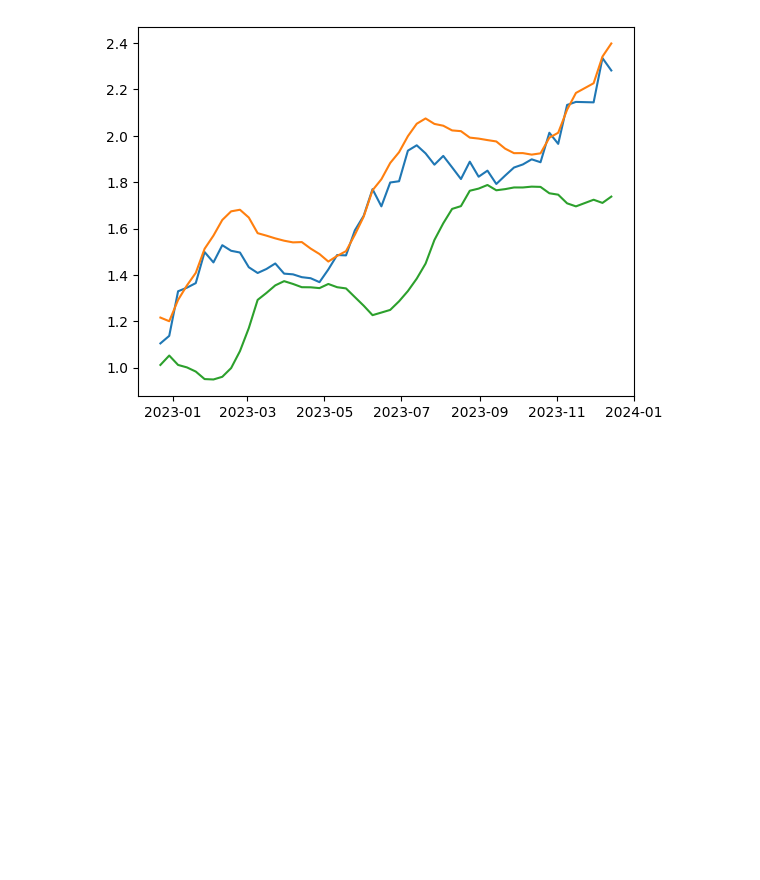
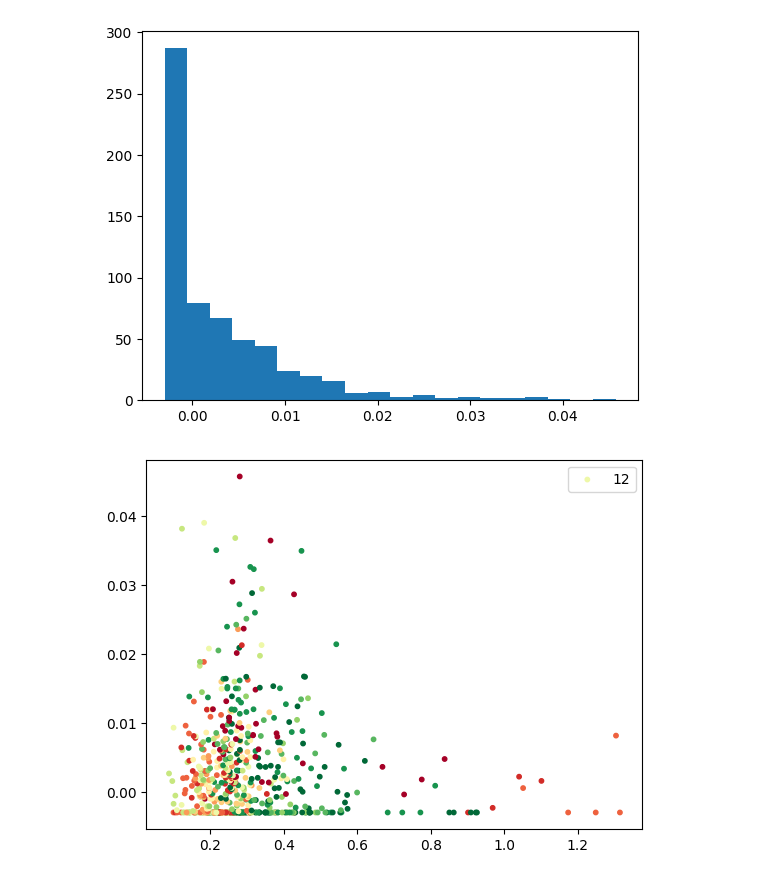
Before and after one commit to chung-ejy/sapling, a Jupyter notebook: final.ipynb, the cells around one changed output. Saved outputs shown, nothing was run; the diff lists cells and outputs as text; code cells hidden in the pictures; blank space fills up the shorter version.

```diff
--- a/final.ipynb
+++ b/final.ipynb
@@ -17,10 +18,10 @@ market.disconnect()
 # %%
 tickers = russell1000["ticker"].values
 training_year = datetime.now().year - 3
+holding_period = 5
 today = datetime.now()
 weekday = today.weekday() - 1 if today.weekday() != 0 else 4
-# factors = ["historical_volatility","historical_return","historical_bollinger"]
-factors = [str(i) for i in range(5)]
+factors = ["historical_return","skurtosis","skew","kurtosis","average_return","coefficient_of_variance","price_to_rolling","price_to_bollinger"]
 # %%
 market.connect()
 prices = []
@@ -70,9 +58,14 @@ KLG index 0 is out of bounds for axis 0 with size 0
 # %%
 positions = 10
-hedge_percentage = 0.05
-sim["return"] = (sim["sell_price"] - sim["buy_price"]) / sim ["buy_price"] * (1/positions) * 0.995
+hedge_percentage = 0.03
+sim["return"] = sim["y"] * (1/positions) * 0.995
 sim["return"] = [max(float(-hedge_percentage/positions),x) for x in sim["return"]]
+sim["month"] = [x.month for x in sim["date"]]
 sim.sort_values("date",inplace=True)
-trades = sim[sim["weekday"]==weekday].copy()
+trades = sim[sim["weekday"]==4].copy()
+trades = trades[trades["week"] % int(holding_period/5) == 0]
 trades = processor.column_date_processing(trades)
+market.connect()
+benchmark = processor.column_date_processing(market.query("prices",{"ticker":"AMZN"}))[["date","adjclose"]]
+market.disconnect()
 # %%
@@ -80,20 +128,37 @@ valuation_method = "expected_return"
+# %%
+valuation_method = "price_to_bollinger"
+ascending = True
 # %%
 try:
-    iteration_trades = trades.copy().sort_values(valuation_method,ascending=False).groupby(["date"]).nth([i for i in range(positions)]).reset_index()
+    iteration_trades = trades.copy().sort_values(valuation_method,ascending=ascending).groupby(["date"]).nth([i for i in range(positions)]).reset_index()
     portfolio = iteration_trades[["date","return"]].groupby("date").sum().reset_index()
     portfolio.sort_values("date",inplace=True)
-    portfolio = portfolio[(portfolio["date"]<portfolio["date"].max())]
+    portfolio = portfolio[(portfolio["date"]>portfolio["date"].min()) & (portfolio["date"]<portfolio["date"].max())]
+    portfolio = portfolio.merge(benchmark,on="date")
+    portfolio["benchmark_cumulative_return"] = (portfolio["adjclose"] - portfolio["adjclose"].iloc[0]) / portfolio["adjclose"].iloc[0] + 1
     portfolio["return"] = portfolio["return"] + 1
+    portfolio["rolling_return"] = portfolio["return"].rolling(10).mean()
+    portfolio["skew"] = portfolio["return"].rolling(10).skew()
+    portfolio["kurtosis"] = portfolio["return"].rolling(10).kurt()
     portfolio["cumulative_return"] = portfolio["return"].cumprod()
+    portfolio["mid"] = portfolio["cumulative_return"].rolling(10).mean()
     portfolio["upper"] = portfolio["cumulative_return"].rolling(10).mean() +  2 * portfolio["cumulative_return"].rolling(10).std()
     portfolio["lower"] = portfolio["cumulative_return"].rolling(10).mean() -  2 * portfolio["cumulative_return"].rolling(10).std()
-    portfolio.dropna(inplace=True)
     recommendations = iteration_trades[["date","sell_date","ticker","adjclose",valuation_method]].sort_values(["date"]).tail(positions)
+    plt.hist(iteration_trades["return"],bins=20,histtype="barstacked")
+    plt.show()
+    scatter = iteration_trades.sort_values("return")
+    plt.scatter(scatter["coefficient_of_variance"].values,scatter["return"].values,c=scatter["month"],cmap="RdYlGn",s=10)
+    plt.legend(list(iteration_trades["month"].unique()))
+    plt.show()
     plt.plot(portfolio["date"].values,portfolio["cumulative_return"].values)
+    plt.plot(portfolio["date"].values,portfolio["benchmark_cumulative_return"].values)
     plt.plot(portfolio["date"].values,portfolio["upper"].values)
     plt.plot(portfolio["date"].values,portfolio["lower"].values)
+    plt.plot(portfolio["date"].values,portfolio["mid"].values)
     plt.show()
 except Exception as e:
     print(str(e))
 # %% [output]
-[figure, old version]
+[figure, new version]
+[figure, added]
```
Also changed, not shown: parts of 10 cells of this notebook, 1 other file.
